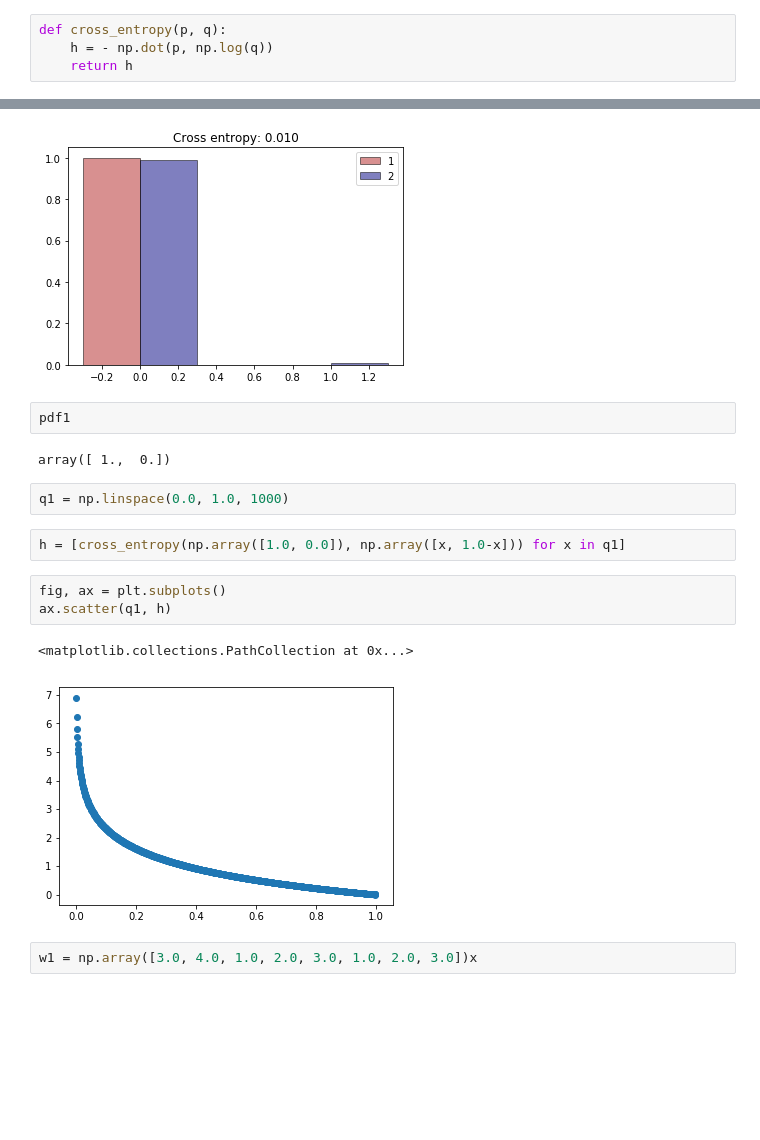
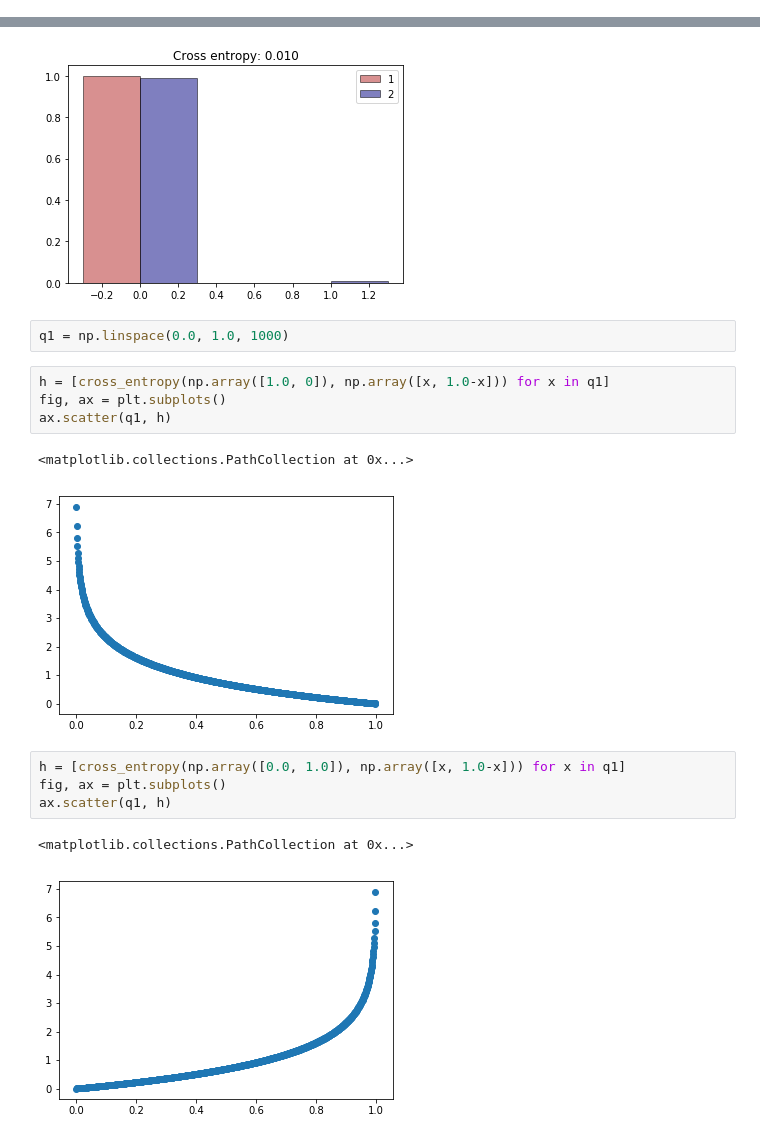
Before and after one commit to denglert/machine-learning-sandbox, a Jupyter notebook: optimization/loss_functions/cross_entropy.ipynb, the cells around one changed output, grey strips where cells are left out. Cells and saved outputs as stored; diff of their text form; blank space fills up the shorter version.

```diff
--- a/optimization/loss_functions/cross_entropy.ipynb
+++ b/optimization/loss_functions/cross_entropy.ipynb
@@ -25,10 +27,6 @@ import matplotlib.pyplot as plt
 # %%
 def normalize(w):
     return w/sum(w)
-# %%
-def cross_entropy(p, q):
-    h = - np.dot(p, np.log(q))
-    return h
 # %%
 def plot_distributions(pdf1, pdf2):
     fig, ax = plt.subplots()
@@ -68,19 +73,19 @@ create_dashboard([1.0, 0.0], [0.9, 0.1])
 create_dashboard([1.0, 0.0], [0.99, 0.01])
 # %% [output]
 [figure]
-# %%
-pdf1
-# %% [output]
-array([ 1.,  0.])
 # %%
 q1 = np.linspace(0.0, 1.0, 1000)
 # %%
-h = [cross_entropy(np.array([1.0, 0.0]), np.array([x, 1.0-x])) for x in q1]
+h = [cross_entropy(np.array([1.0, 0]), np.array([x, 1.0-x])) for x in q1]
+fig, ax = plt.subplots()
+ax.scatter(q1, h)
+# %% [output]
+<matplotlib.collections.PathCollection at 0x...>
+[figure, added]
-# %%
-fig, ax = plt.subplots()
-ax.scatter(q1, h)
-# %% [output]
-<matplotlib.collections.PathCollection at 0x...>
-[figure, removed]
-# %%
-w1 = np.array([3.0, 4.0, 1.0, 2.0, 3.0, 1.0, 2.0, 3.0])x
+# %%
+h = [cross_entropy(np.array([0.0, 1.0]), np.array([x, 1.0-x])) for x in q1]
+fig, ax = plt.subplots()
+ax.scatter(q1, h)
+# %% [output]
+<matplotlib.collections.PathCollection at 0x...>
+[figure, added]
```
Also changed, not shown: parts of 4 cells of this notebook, 5 other files.
